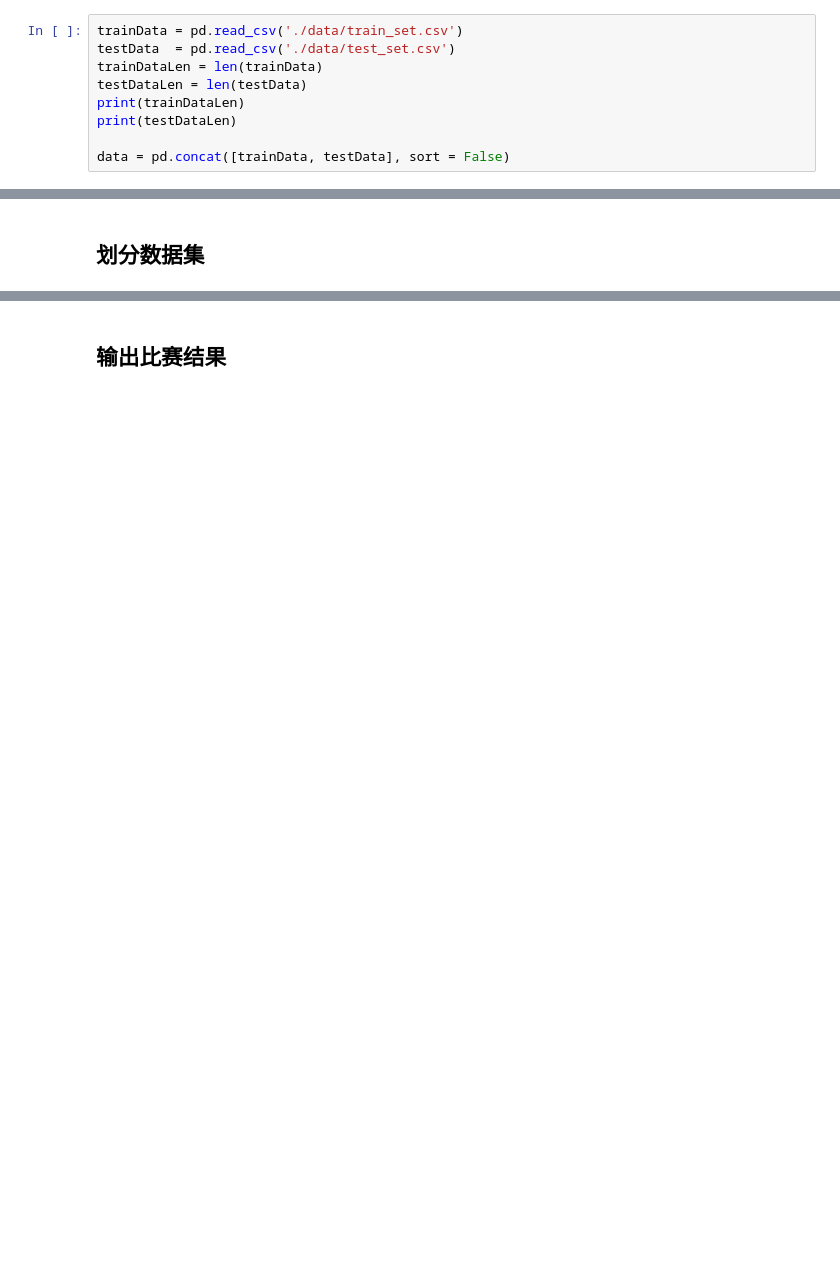
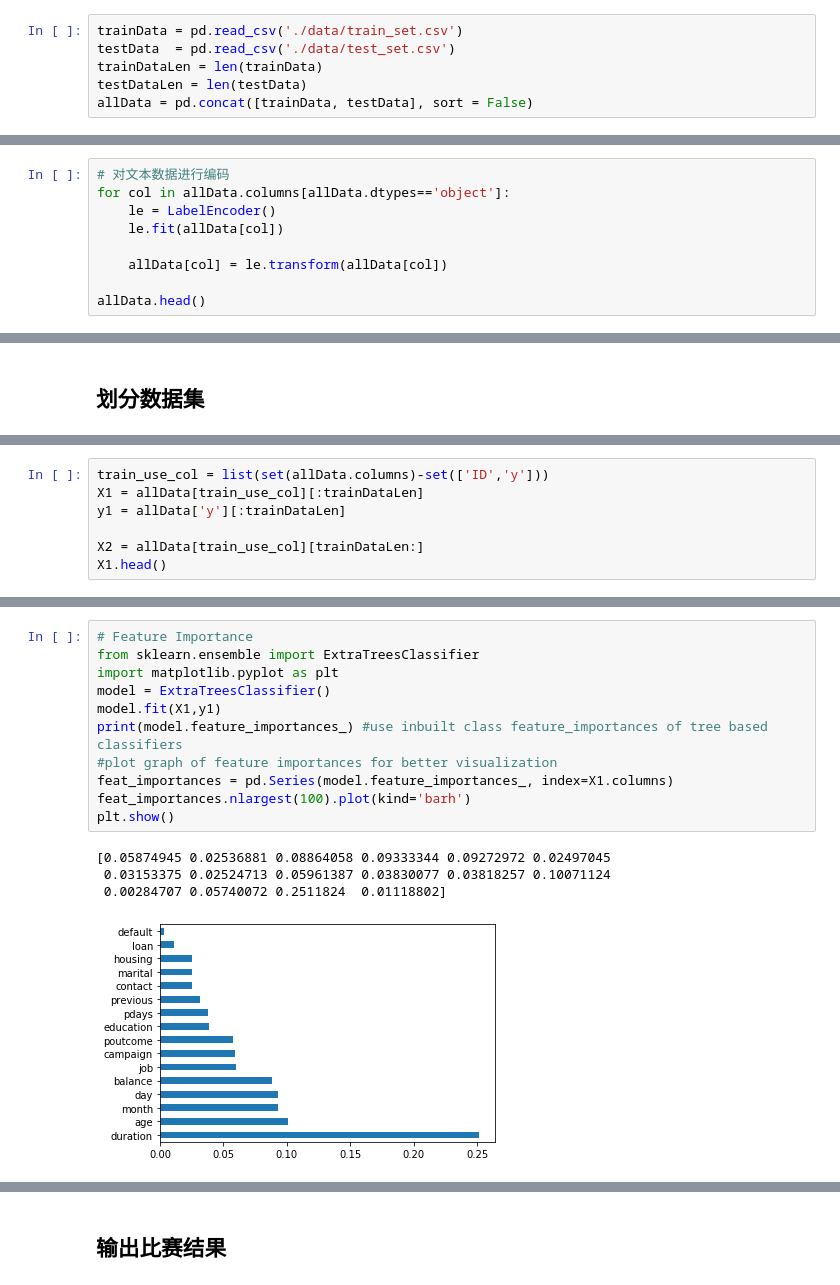
Before and after one commit to HongtaoZ/PlayAsNovice, a Jupyter notebook: 「二分类算法」提供银行精准营销解决方案/二分类算法.ipynb, the cells around one changed output, grey strips where cells are left out. Cells and saved outputs as stored; diff of their text form; blank space fills up the shorter version.

```diff
--- a/「二分类算法」提供银行精准营销解决方案/二分类算法.ipynb
+++ b/「二分类算法」提供银行精准营销解决方案/二分类算法.ipynb
@@ -13,7 +24,4 @@ trainData = pd.read_csv('./data/train_set.csv')
 testData  = pd.read_csv('./data/test_set.csv')
 trainDataLen = len(trainData)
 testDataLen = len(testData)
-print(trainDataLen)
-print(testDataLen)
-
-data = pd.concat([trainData, testData], sort = False)
+allData = pd.concat([trainData, testData], sort = False)
@@ -223,0 +99,9 @@ print(train.head())
+# %%
+# 对文本数据进行编码
+for col in allData.columns[allData.dtypes=='object']:
+    le = LabelEncoder()
+    le.fit(allData[col])
+
+    allData[col] = le.transform(allData[col])
+
+allData.head()
@@ -229,0 +117,7 @@ xTrain, xTest, yTrain, yTest = train_test_split(X1, y1, test_size=0.3,random_sta
+# %%
+train_use_col = list(set(allData.columns)-set(['ID','y']))
+X1 = allData[train_use_col][:trainDataLen]
+y1 = allData['y'][:trainDataLen]
+
+X2 = allData[train_use_col][trainDataLen:]
+X1.head()
@@ -229,0 +147,16 @@ xTrain, xTest, yTrain, yTest = train_test_split(X1, y1, test_size=0.3,random_sta
+# %%
+# Feature Importance
+from sklearn.ensemble import ExtraTreesClassifier
+import matplotlib.pyplot as plt
+model = ExtraTreesClassifier()
+model.fit(X1,y1)
+print(model.feature_importances_) #use inbuilt class feature_importances of tree based classifiers
+#plot graph of feature importances for better visualization
+feat_importances = pd.Series(model.feature_importances_, index=X1.columns)
+feat_importances.nlargest(100).plot(kind='barh')
+plt.show()
+# %% [output]
+[0.05874945 0.02536881 0.08864058 0.09333344 0.09272972 0.02497045
+ 0.03153375 0.02524713 0.05961387 0.03830077 0.03818257 0.10071124
+ 0.00284707 0.05740072 0.2511824  0.01118802]
+[figure, added]
```
Also changed, not shown: parts of 32 cells of this notebook.
